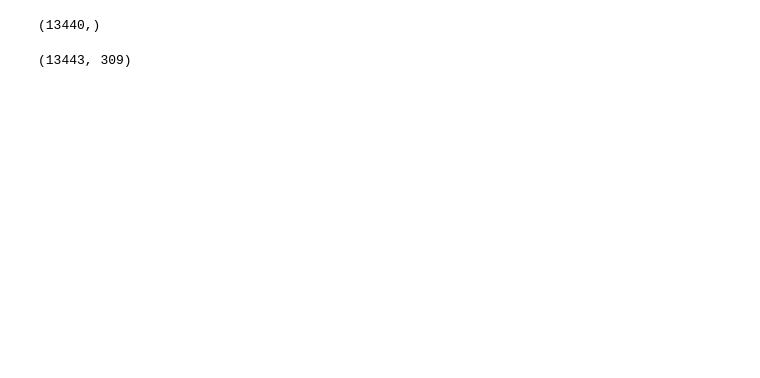
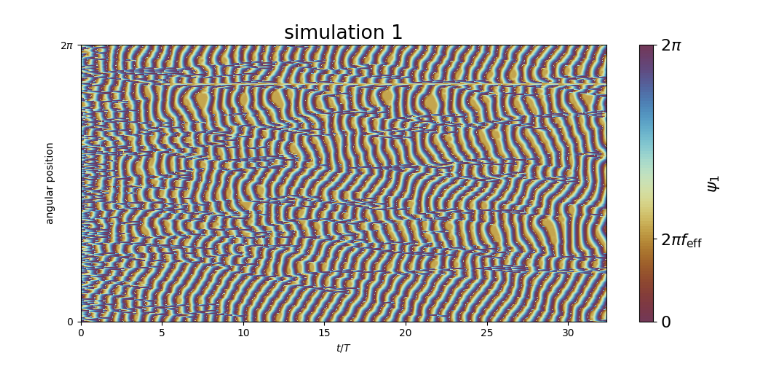
Before and after one commit to Biofluid-Dynamics-Group/cuda-filaments, a Jupyter notebook: analysis/emergence.ipynb, the cells around one changed output. Cells and saved outputs as stored; diff of their text form; code cells hidden in the pictures; blank space fills up the shorter version.

Commit message:
random simulation visualisations

```diff
--- a/analysis/emergence.ipynb
+++ b/analysis/emergence.ipynb
@@ -31,36 +33,48 @@ phases = np.mod(phase_data[:, 2:num_fils+2], 2*np.pi)
-# %%
-time.shape
-# %% [output]
-(13440,)
-# %%
-phases.shape
-# %% [output]
-(13443, 309)
+# %%
+# --- Process Data ---
+time_1 = seg_data_1[:, 0] / num_steps
+num_steps_1 = len(time_1)
+
+time_2 = seg_data_2[:, 0] / num_steps
+num_steps_2 = len(time_2)
+
+time_3 = seg_data_3[:, 0] / num_steps
+num_steps_3 = len(time_3)
+
+# Reshape segment data: (time, num_fils, num_segs, 3)
+seg_positions_1 = seg_data_1[:, 1:].reshape(num_steps_1, num_fils, num_segs, 3)
+seg_positions_2 = seg_data_2[:, 1:].reshape(num_steps_2, num_fils, num_segs, 3)
+seg_positions_3 = seg_data_3[:, 1:].reshape(num_steps_3, num_fils, num_segs, 3)
+
+# Extract phases: (time, num_fils)
+phases_1 = np.mod(phase_data_1[:, 2:num_fils+2], 2*np.pi)
+phases_2 = np.mod(phase_data_2[:, 2:num_fils+2], 2*np.pi)
+phases_3 = np.mod(phase_data_3[:, 2:num_fils+2], 2*np.pi)
 # %%
-# --- Create Kymograph ---
-fig, ax = plt.subplots(figsize=(12, 8))
+# --- Create Kymograph for Simulation 1 ---
+fig, ax = plt.subplots(figsize=(10, 5))
+plt.rcParams.update({
+    "font.size": 16
+})
 
 position = np.linspace(0, 2*np.pi, num_fils)
-xx, yy = np.meshgrid(time, position)
+xx, yy = np.meshgrid(time_1, position)
 
-# Create a kymograph of the phases
-im = plt.contourf(xx, yy, phases[:-3,:].T, cmap="twilight_r", levels=np.linspace(0, 2*np.pi, 100))
+im = ax.contourf(xx, yy, phases_1.T, cmap=cmc.romaO, levels=np.linspace(0, 2*np.pi, 100))
 
-# Add a colorbar
-cbar_kymo = fig.colorbar(im, ax=ax)
-cbar_kymo.set_label('phase')
-# Set colorbar ticks to show 0 and 2π
-cbar_kymo.set_ticks([0, 2*np.pi])
-cbar_kymo.set_ticklabels([r'$0$', r'$2\pi$'])
+cbar = fig.colorbar(im, ax=ax)
+cbar.set_label(r'$\psi_1$')
+cbar.set_ticks([0, 0.6*np.pi, 2*np.pi])
+cbar.set_ticklabels([r'$0$', r'$2\pi f_{\mathrm{eff}}$', r'$2\pi$'])
 
-# Set labels and title
 ax.set_xlabel(r'$t/T$')
-ax.set_ylabel('angular position of the cilium')
-ax.set_title('kymograph')
-
-# Set y-axis ticks to show 0 and 2π
+ax.set_ylabel('angular position')
+ax.set_title('simulation 1')
 ax.set_yticks([0, 2*np.pi])
 ax.set_yticklabels([r'$0$', r'$2\pi$'])
 
 plt.tight_layout()
 plt.show()
+plt.rcParams.update(plt.rcParamsDefault)
+# %% [output]
+[figure, added]
```
Also changed, not shown: parts of 3 cells of this notebook, 2 other files.
